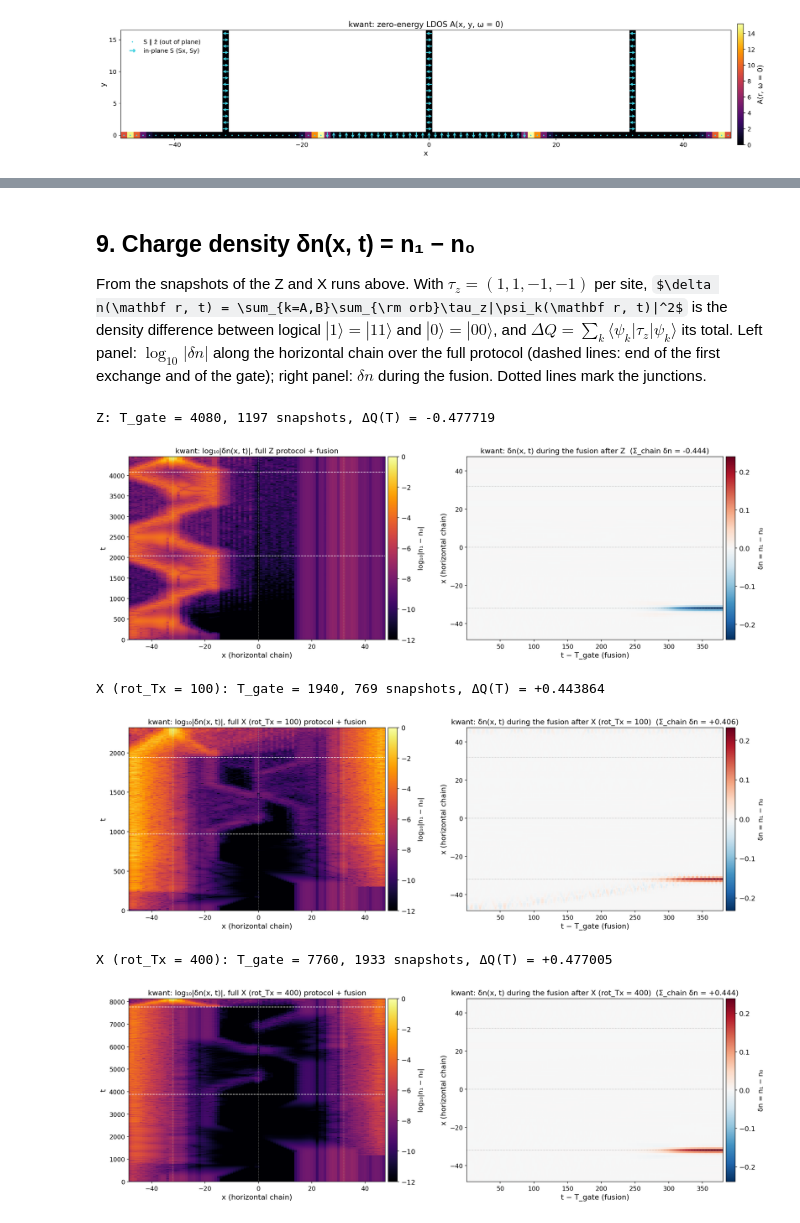
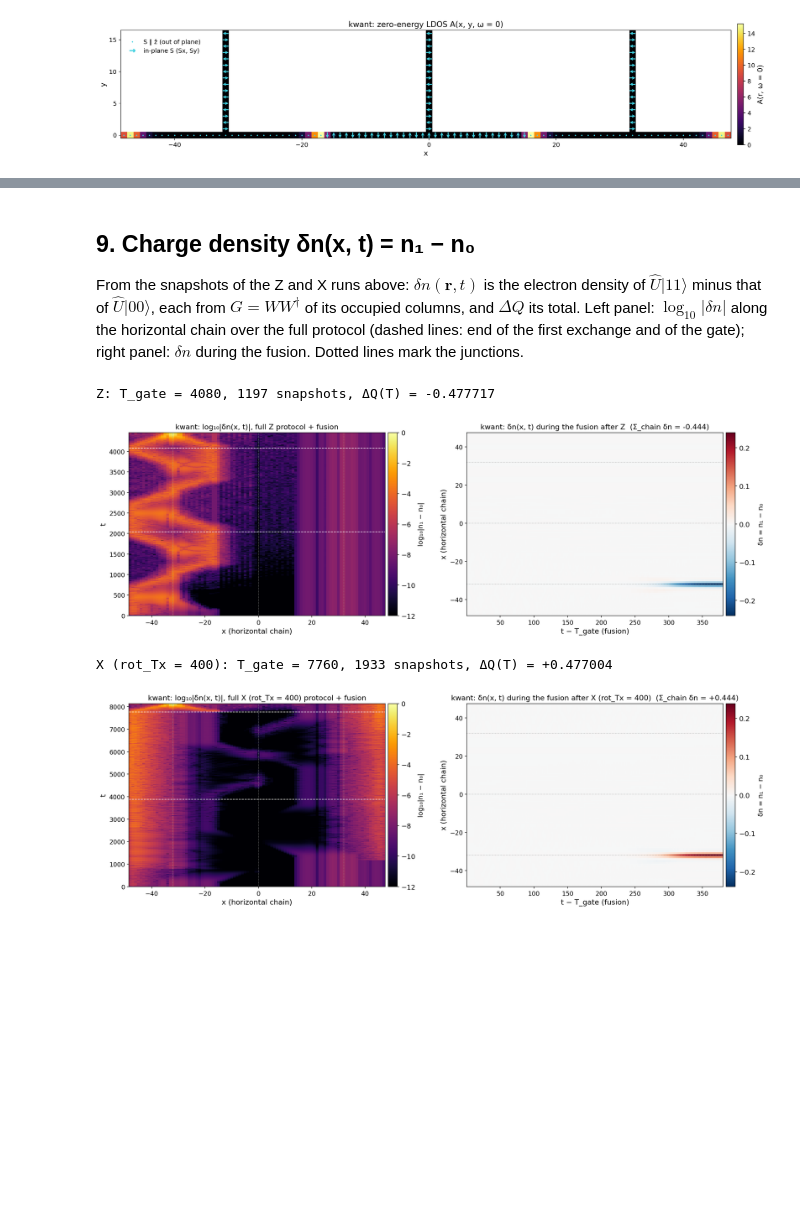
Before and after one commit to alasko5/MSH_Tensor_Network_Methods, a Jupyter notebook: tjunctions_python_ed.ipynb, the cells around one changed output, grey strips where cells are left out. Drawn from its saved outputs; the diff is of its cells as text; code cells hidden in the pictures; some formulas as TeX source; blank space fills up the shorter version.

```diff
--- a/tjunctions_python_ed.ipynb
+++ b/tjunctions_python_ed.ipynb
@@ -568,0 +667,4 @@ for rot in (100.0, 400.0):
+# %%
+p23 = Exchange23(rot_T=400.0); T23 = p23.duration()
+fx = lambda t: (f_array_23(p23, t) if t < T23 else f_array_23(p23, t - T23) if t < 2 * T23 else f_fuse(q, t - 2 * T23))
+rX = run(fx, T23, "X400")
@@ -569,12 +675,10 @@ for rot in (100.0, 400.0):
 # %%
 fig, ax = plt.subplots(1, 2, figsize=(12, 4))
-ax[0].plot(tsZ - tsZ[0], dQZ, label="Z + fusion")
-ax[0].plot(tsF - tsF[0], dQF, "--", label="fusion only")
-ax[0].plot(tsF - tsF[0], dQFad, "k:", label="adiabatic")
-for rot, r in resX.items():
-    ts, dq, _ = r["fusion"]
-    ax[1].plot(ts - ts[0], dq, label=f"X (rot_Tx = {rot:.0f}) + fusion")
-ax[1].plot(tsF - tsF[0], [-v for v in dQFad], "k:", label="−adiabatic")
+for r, lbl, ls in ((rZ, "Z + fusion", "-"), (rF, "fusion only", "--")):
+    ax[0].plot(r["fusion"]["ts"], r["fusion"]["dQ_t"], ls, label=lbl)
+ax[0].plot(rF["fusion"]["ts"], rF["fusion"]["dQad_t"], "k:", label="adiabatic")
+ax[1].plot(rX["fusion"]["ts"], rX["fusion"]["dQ_t"], label="X (rot_Tx = 400) + fusion")
+ax[1].plot(rF["fusion"]["ts"], -rF["fusion"]["dQad_t"], "k:", label="−adiabatic")
 for a in ax:
     a.set_xlabel("t − T_gate (fusion)"); a.set_ylabel("ΔQ = Q(U|1⟩) − Q(U|0⟩)"); a.legend()
 plt.tight_layout()
@@ -583,52 +687,42 @@ plt.tight_layout()
 # %% [markdown]
 ## 9. Charge density δn(x, t) = n₁ − n₀
 
-From the snapshots of the Z and X runs above. With $\tau_z = (1, 1, -1, -1)$ per site,
-$\delta n(\mathbf r, t) = \sum_{k=A,B}\sum_{\rm orb}\tau_z|\psi_k(\mathbf r, t)|^2$ is the density difference between logical
-$|1\rangle = |11\rangle$ and $|0\rangle = |00\rangle$, and $\Delta Q = \sum_k\langle\psi_k|\tau_z|\psi_k\rangle$ its total. Left panel:
-$\log_{10}|\delta n|$ along the horizontal chain over the full protocol (dashed lines: end of the first exchange and of
-the gate); right panel: $\delta n$ during the fusion. Dotted lines mark the junctions.
+From the snapshots of the Z and X runs above: $\delta n(\mathbf r, t)$ is the electron density of $\hat U|11\rangle$ minus that of $\hat U|00\rangle$, each from
+$G = W W^\dagger$ of its occupied columns, and $\Delta Q$ its total. Left panel: $\log_{10}|\delta n|$ along the horizontal chain over the full
+protocol (dashed lines: end of the first exchange and of the gate); right panel: $\delta n$ during the fusion. Dotted lines mark the junctions.
 # %%
-hz = np.where(ys == 0)[0]; hz = hz[np.argsort(xs[hz])]               # horizontal chain, left to right
-dn_h = lambda V: (tauz[:, None] * np.abs(V) ** 2).sum(axis=1).reshape(N, 4).sum(axis=1)[hz]
-
 def density_figure(ts, x, D, Tg, gate, method, out):
     fig, ax = plt.subplots(1, 2, figsize=(17.04, 5.6), dpi=150)
     L = np.log10(np.maximum(np.abs(D), 1e-16))
     im0 = ax[0].pcolormesh(x, ts, L, cmap="inferno", vmin=-12, vmax=0, shading="nearest", rasterized=True)
     for yl in (Tg / 2, Tg):
         ax[0].axhline(yl, color="white", ls="--", lw=1)
     ax[0].set(xlabel="x (horizontal chain)", ylabel="t", title=f"{method}: log₁₀|δn(x, t)|, full {gate} protocol + fusion")
     fig.colorbar(im0, ax=ax[0], pad=0.01, label="log₁₀|n₁ − n₀|")
     sel = ts >= Tg
     lim = np.abs(D[sel]).max()
     im1 = ax[1].pcolormesh(ts[sel] - Tg, x, D[sel].T, cmap="RdBu_r", vmin=-lim, vmax=lim, shading="nearest",
                            rasterized=True)
     ax[1].set(xlabel="t − T_gate (fusion)", ylabel="x (horizontal chain)",
               title=f"{method}: δn(x, t) during the fusion after {gate}  (Σ_chain δn = {D[-1].sum():+.3f})")
     fig.colorbar(im1, ax=ax[1], pad=0.01, label="δn = n₁ − n₀")
     for xc_ in (center_x(c) for c in range(1, NCELL + 1)):
         ax[0].axvline(xc_, color="0.6", lw=0.8, ls=":")
         ax[1].axhline(xc_, color="0.6", lw=0.8, ls=":")
     for a_ in ax:
         a_.title.set_size(13); a_.xaxis.label.set_size(13); a_.yaxis.label.set_size(13); a_.tick_params(labelsize=11)
     fig.tight_layout(); fig.savefig(out); plt.show(); plt.close(fig)
 
 DN = {}
-for key, gate, (ts, Vs, Tg) in [("Z", "Z", snapZ),
-                                ("X100", "X (rot_Tx = 100)", resX[100.0]["snap"]),
-                                ("X400", "X (rot_Tx = 400)", resX[400.0]["snap"])]:
-    D = np.array([dn_h(V) for V in Vs])                               # (t, x)
+for key, gate, r in (("Z", "Z", rZ), ("X400", "X (rot_Tx = 400)", rX)):
+    ts, D, dQ = r["snap"]; Tg = r["Tg"]
     DN[key] = (ts, D, Tg)
-    np.savez(os.path.join(DATA_DIR, f"gate_density_kwant_{key}.npz"), ts=ts, x=xs[hz], D=D, Tg=Tg,
-             dQ=np.array([sum(dQ_modes(V)) for V in Vs]))           # ΔQ(t) over all sites
-    print(f"{gate}: T_gate = {Tg:.0f}, {len(ts)} snapshots, ΔQ(T) = {sum(dQ_modes(Vs[-1])):+.6f}")
+    np.savez(os.path.join(DATA_DIR, f"gate_density_kwant_{key}.npz"), ts=ts, x=xs[hz], D=D, Tg=Tg, dQ=dQ)   # ΔQ(t) over all sites
+    print(f"{gate}: T_gate = {Tg:.0f}, {len(ts)} snapshots, ΔQ(T) = {dQ[-1]:+.6f}")
     density_figure(ts, xs[hz], D, Tg, gate, "kwant", os.path.join(DATA_DIR, f"gate_density_kwant_{key}.png"))
 # %% [output]
-Z: T_gate = 4080, 1197 snapshots, ΔQ(T) = -0.477719
+Z: T_gate = 4080, 1197 snapshots, ΔQ(T) = -0.477717
 [figure]
-X (rot_Tx = 100): T_gate = 1940, 769 snapshots, ΔQ(T) = +0.443864
+X (rot_Tx = 400): T_gate = 7760, 1933 snapshots, ΔQ(T) = +0.477004
-[figure, old version]
+[figure, new version]
-X (rot_Tx = 400): T_gate = 7760, 1933 snapshots, ΔQ(T) = +0.477005
-[figure, removed]
 # %% [markdown]
```
Also changed, not shown: parts of 17 cells of this notebook, 5 other files.
